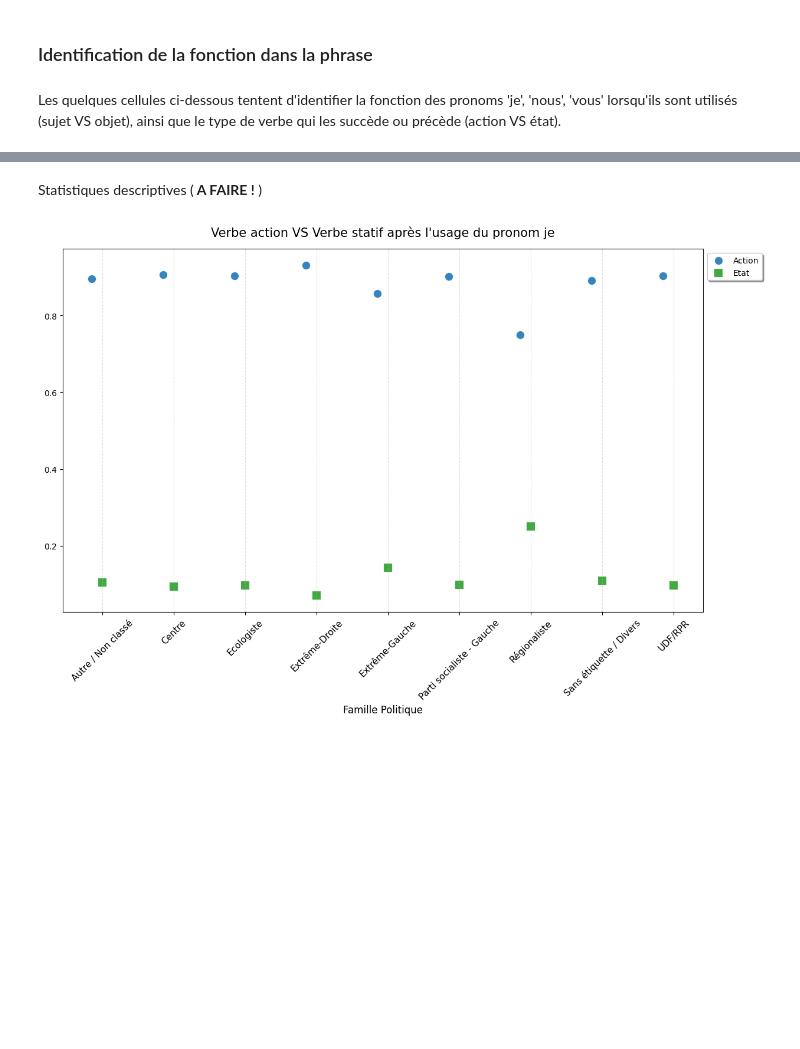
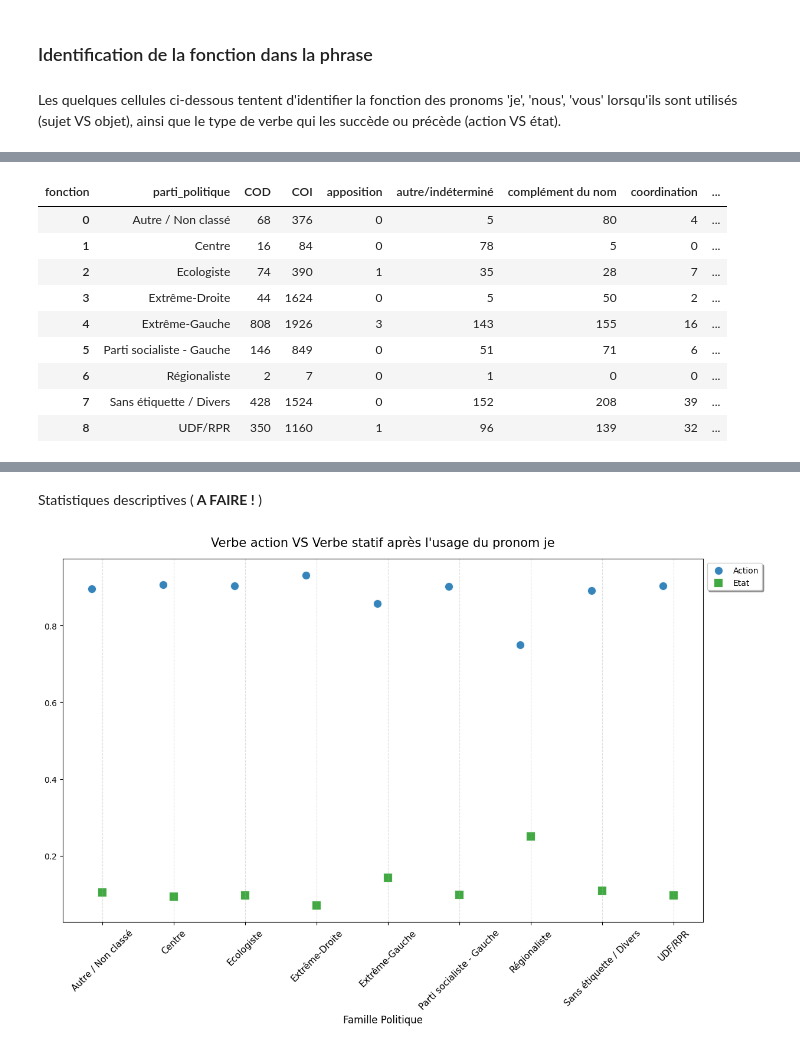
Before and after one commit to itsreivilo/Projet-de-NLP-Olivier, a Jupyter notebook: exploration.ipynb, the cells around one changed output, grey strips where cells are left out. Drawn from its saved outputs; the diff is of its cells as text; code cells hidden in the pictures; blank space fills up the shorter version.

```diff
--- a/exploration.ipynb
+++ b/exploration.ipynb
@@ -557,0 +727,23 @@ agg_stats
+# %%
+def _cherche_relation_je_nous(vous_token, pronoms_je_nous: set) -> str | None:
+    """
+    Cherche si je/nous est relié à 'vous' dans la même phrase.
+
+    Logique :
+    - Si 'vous' est COD/COI → cherche le sujet du même verbe
+    - Si 'vous' est sujet   → cherche un autre sujet coordonné (nous et vous)
+    """
+    verbe = vous_token.head
+
+    # Parcourt les enfants du même verbe
+    for sibling in verbe.children:
+        if sibling.text.lower() in pronoms_je_nous:
+            if sibling.dep_ in ("nsubj", "nsubj:pass"):
+                return sibling.text.lower()
+
+    # Cherche aussi dans les tokens de la phrase entière
+    for token in vous_token.sent:
+        if token.text.lower() in pronoms_je_nous:
+            if token.head == verbe:
+                return token.text.lower()
+    return None
@@ -557,0 +841,18 @@ agg_stats
+# %%
+agg_df_vous = df_vous.groupby(['parti_politique', 'fonction']).size().unstack(fill_value=0).reset_index()
+agg_df_vous['non_sujet'] = agg_df_vous["COD"]+agg_df_vous["COI"]+agg_df_vous["apposition"]+agg_df_vous["autre/indéterminé"]+agg_df_vous["complément du nom"]+agg_df_vous["coordination"]
+agg_df_vous["prop_sujet"] = agg_df_vous["sujet"]/(agg_df_vous["sujet"]+agg_df_vous["non_sujet"])
+agg_df_vous["prop_non_sujet"] = 1-agg_df_vous["prop_sujet"]
+agg_df_vous
+#agg_stats.columns = [f"{col[0]}_{col[1]}" if col[1] != '' else col[0] for col in agg_stats.columns]
+# %% [output]
+| fonction | parti_politique | COD | COI | apposition | autre/indéterminé | complément du nom | coordination | ... |
+| 0 | Autre / Non classé | 68 | 376 | 0 | 5 | 80 | 4 | ... |
+| 1 | Centre | 16 | 84 | 0 | 78 | 5 | 0 | ... |
+| 2 | Ecologiste | 74 | 390 | 1 | 35 | 28 | 7 | ... |
+| 3 | Extrême-Droite | 44 | 1624 | 0 | 5 | 50 | 2 | ... |
+| 4 | Extrême-Gauche | 808 | 1926 | 3 | 143 | 155 | 16 | ... |
+| 5 | Parti socialiste - Gauche | 146 | 849 | 0 | 51 | 71 | 6 | ... |
+| 6 | Régionaliste | 2 | 7 | 0 | 1 | 0 | 0 | ... |
+| 7 | Sans étiquette / Divers | 428 | 1524 | 0 | 152 | 208 | 39 | ... |
+| 8 | UDF/RPR | 350 | 1160 | 1 | 96 | 139 | 32 | ... |
```
Also changed, not shown: parts of 18 cells of this notebook.
